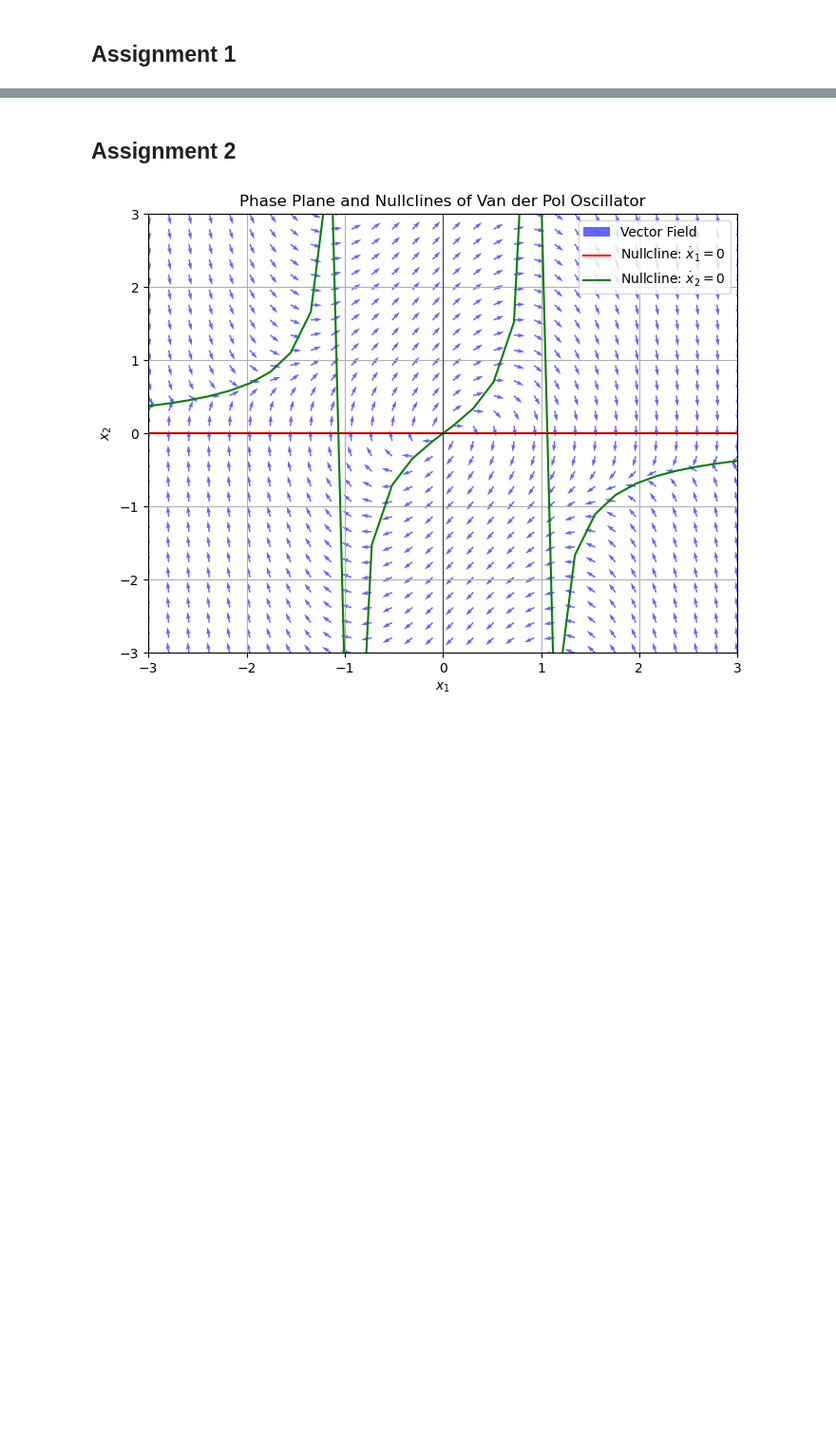
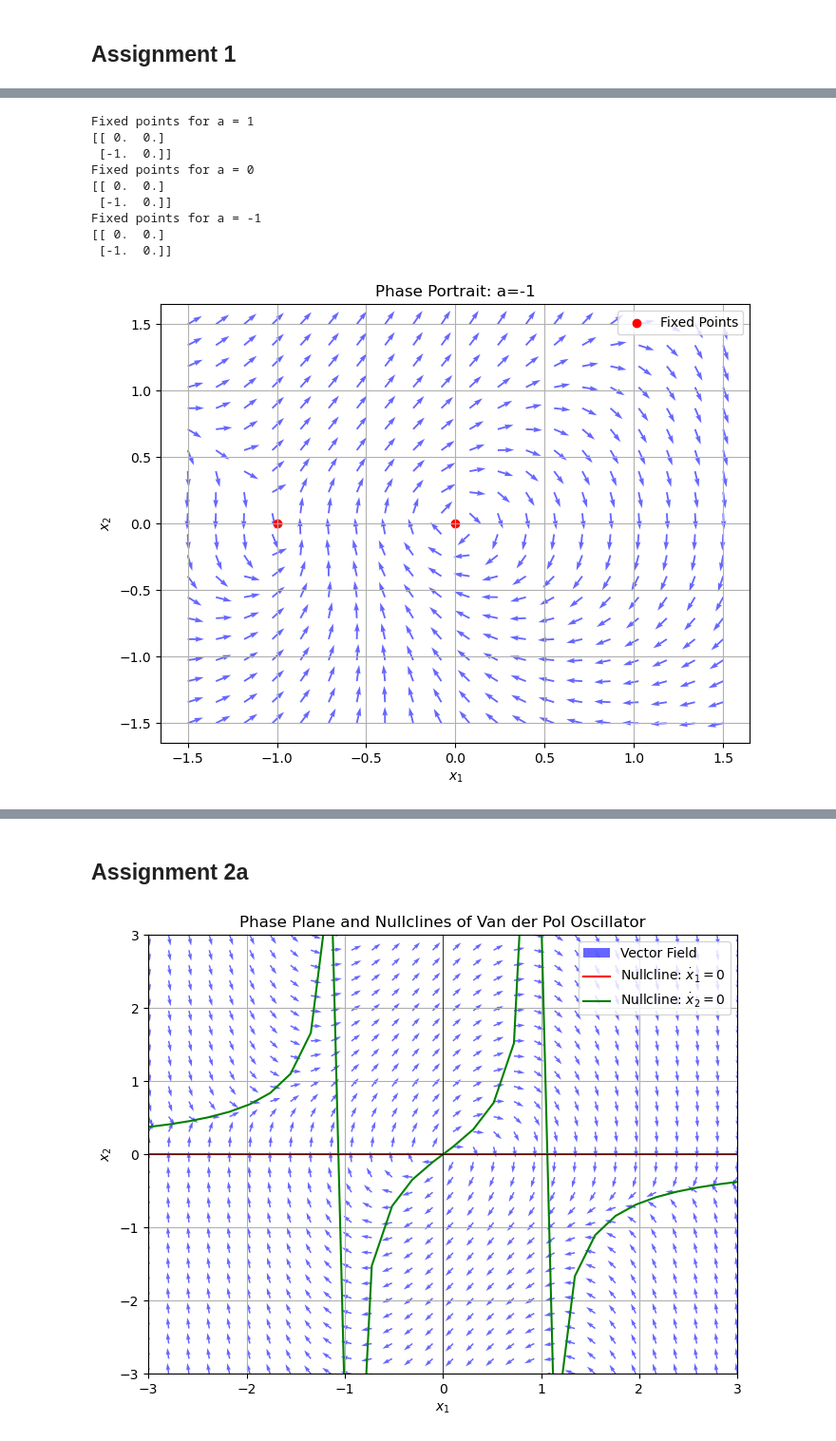
Before and after one commit to EvaMare/Computational-Neuroscience, a Jupyter notebook: Assignment 2.ipynb, the cells around one changed output, grey strips where cells are left out. Shown at 95% size. Drawn from its saved outputs; the diff is of its cells as text; code cells hidden in the pictures; blank space fills up the shorter version.

```diff
--- a/Assignment 2.ipynb
+++ b/Assignment 2.ipynb
@@ -103,0 +108,51 @@ TypeError: system_c() missing 1 required positional argument: 'a'
+# %%
+def system_c(X, a):
+    x1, x2 = X
+    dx1 = x2 + x1 * x2 + a * x1 * x2**2
+    dx2 = -x1 - x1**2 + x2**2
+    return [dx1, dx2]
+
+# Solve for fixed points
+def fixed_points_c(a):
+    guesses = [(0, 0), (-1, 0), (0.5, 0.5), (-0.5, -0.5)]  # Initial guesses
+    fixed_points = []
+    for guess in guesses:
+        sol = fsolve(system_c, guess, args=(a,))
+        sol = np.round(sol, decimals=5)  # Round for numerical stability
+        if not any(np.allclose(sol, fp) for fp in fixed_points):
+            fixed_points.append(sol)
+    return np.array(fixed_points)
+
+# Example for a = 1
+a = 1
+fixed_points = fixed_points_c(a)
+print("Fixed points for a =", a)
+print(fixed_points)
+
+#for a = 0
+a = 0
+fixed_points = fixed_points_c(a)
+print("Fixed points for a =", a)
+print(fixed_points)
+
+#for a = -1
+a = -1
+fixed_points = fixed_points_c(a)
+print("Fixed points for a =", a)
+print(fixed_points)
+
+a_values = [-1, 0, 1]
+for a in a_values:
+    fixed_points = fixed_points_c(a)
+    plot_phase_portrait(system_c, fixed_points, (-1.5, 1.5), (-1.5, 1.5), f"Phase Portrait: a={a}", a)
+# %% [output]
+Fixed points for a = 1
+[[ 0.  0.]
+ [-1.  0.]]
+Fixed points for a = 0
+[[ 0.  0.]
+ [-1.  0.]]
+Fixed points for a = -1
+[[ 0.  0.]
+ [-1.  0.]]
+[figure, added]
@@ -104,5 +161,5 @@ TypeError: system_c() missing 1 required positional argument: 'a'
 # %% [markdown]
-## Assignment 2
+## Assignment 2a
 # %%
 # Define the Van der Pol system
 def van_der_pol(X, C, omega):
```
Also changed, not shown: parts of 6 cells of this notebook.
